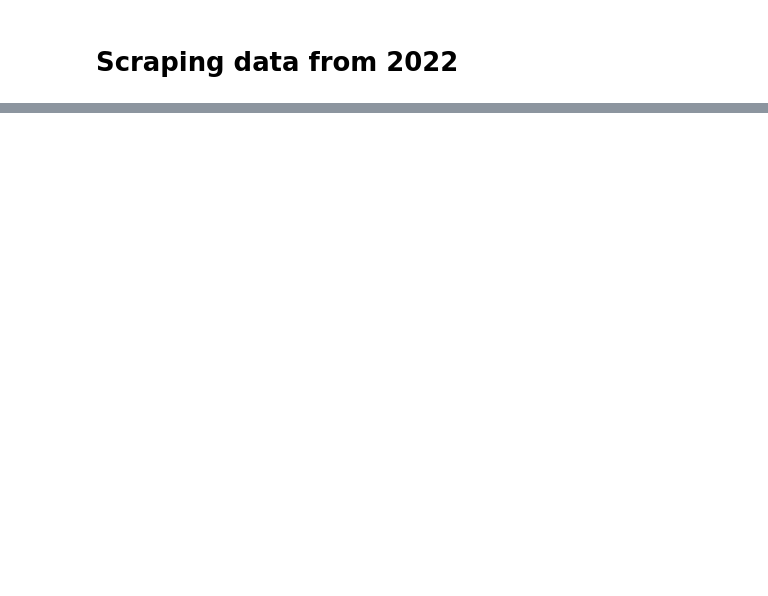
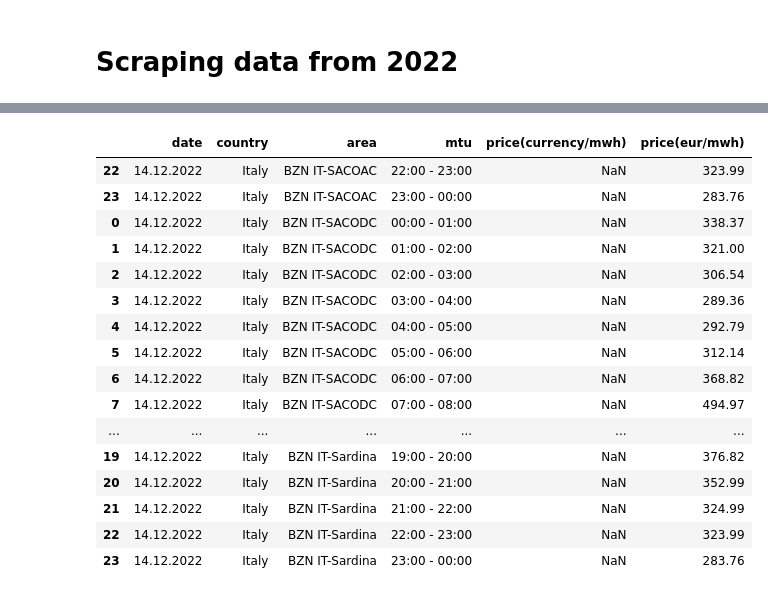
Before and after one commit to laurabejder/european_energy_prices, a Jupyter notebook: 4_earlier_data.ipynb, the cells around one changed output, grey strips where cells are left out. Cells and saved outputs as stored; diff of their text form; code cells hidden in the pictures; blank space fills up the shorter version.

```diff
--- a/4_earlier_data.ipynb
+++ b/4_earlier_data.ipynb
@@ -38,10 +56,10 @@ for date in dates:
 
         await page.goto(url)
 
-        time.sleep(1)
+        time.sleep(3)
         await page.get_by_text("PT60M").click()
 
-        time.sleep(1)
+        time.sleep(3)
 
         tables = pd.read_html(await page.content(), flavor = 'html5lib')
         data = tables[0]
@@ -64,6 +104,26 @@ total_df.replace({'n/e': np.nan}, inplace=True)
 # And reorder the columns
 data = total_df[['date', 'country', 'area', 'mtu', 'price(currency/mwh)', 'price(eur/mwh)']]
 data.head(50)
+# %%
+total_df.tail(50)
+# %% [output]
+|  | date | country | area | mtu | price(currency/mwh) | price(eur/mwh) |
+| 22 | 14.12.2022 | Italy | BZN IT-SACOAC | 22:00 - 23:00 | NaN | 323.99 |
+| 23 | 14.12.2022 | Italy | BZN IT-SACOAC | 23:00 - 00:00 | NaN | 283.76 |
+| 0 | 14.12.2022 | Italy | BZN IT-SACODC | 00:00 - 01:00 | NaN | 338.37 |
+| 1 | 14.12.2022 | Italy | BZN IT-SACODC | 01:00 - 02:00 | NaN | 321.00 |
+| 2 | 14.12.2022 | Italy | BZN IT-SACODC | 02:00 - 03:00 | NaN | 306.54 |
+| 3 | 14.12.2022 | Italy | BZN IT-SACODC | 03:00 - 04:00 | NaN | 289.36 |
+| 4 | 14.12.2022 | Italy | BZN IT-SACODC | 04:00 - 05:00 | NaN | 292.79 |
+| 5 | 14.12.2022 | Italy | BZN IT-SACODC | 05:00 - 06:00 | NaN | 312.14 |
+| 6 | 14.12.2022 | Italy | BZN IT-SACODC | 06:00 - 07:00 | NaN | 368.82 |
+| 7 | 14.12.2022 | Italy | BZN IT-SACODC | 07:00 - 08:00 | NaN | 494.97 |
+| ... | ... | ... | ... | ... | ... | ... |
+| 19 | 14.12.2022 | Italy | BZN IT-Sardina | 19:00 - 20:00 | NaN | 376.82 |
+| 20 | 14.12.2022 | Italy | BZN IT-Sardina | 20:00 - 21:00 | NaN | 352.99 |
+| 21 | 14.12.2022 | Italy | BZN IT-Sardina | 21:00 - 22:00 | NaN | 324.99 |
+| 22 | 14.12.2022 | Italy | BZN IT-Sardina | 22:00 - 23:00 | NaN | 323.99 |
+| 23 | 14.12.2022 | Italy | BZN IT-Sardina | 23:00 - 00:00 | NaN | 283.76 |
 # %%
 data = data.drop(['price(currency/mwh)'], axis=1)
 data
```
Also changed, not shown: parts of 4 cells of this notebook, 5 other files.
